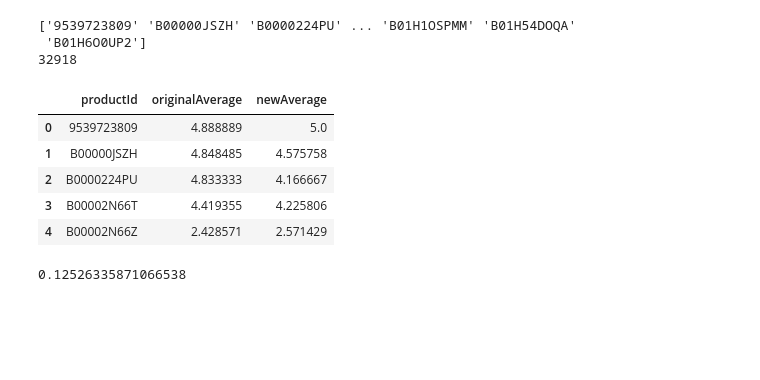
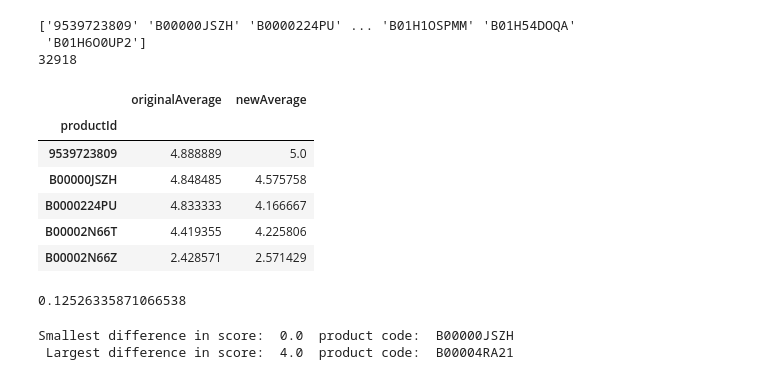
Before and after one commit to ESadik0908/Dissertation, a Jupyter notebook: Notebooks/Vader Sentiment Analysis Results.ipynb, the cells around one changed output. Drawn from its saved outputs; the diff is of its cells as text; code cells hidden in the pictures; blank space fills up the shorter version.

```diff
--- a/Notebooks/Vader Sentiment Analysis Results.ipynb
+++ b/Notebooks/Vader Sentiment Analysis Results.ipynb
@@ -233,17 +219,0 @@ for curItem in tqdm(productItems):
-# %%
-compareAverage.head()
-# %% [output]
-|  | productId | originalAverage | newAverage |
-| 0 | 9539723809 | 4.888889 | 5.0 |
-| 1 | B00000JSZH | 4.848485 | 4.575758 |
-| 2 | B0000224PU | 4.833333 | 4.166667 |
-| 3 | B00002N66T | 4.419355 | 4.225806 |
-| 4 | B00002N66Z | 2.428571 | 2.571429 |
-# %%
-averageDiff = 0
-for i in tqdm(range(len(compareAverage))):
-    averageDiff += compareAverage.iloc[i]['originalAverage'] - compareAverage.iloc[i]['newAverage']
-
-print(averageDiff/len(compareAverage))
-# %% [output]
-0.12526335871066538
@@ -249,0 +233,36 @@ print(averageDiff/len(compareAverage))
+# %%
+compareAverage.set_index("productId", inplace = True)
+compareAverage.head()
+# %% [output]
+|  | originalAverage | newAverage |
+| productId |  |  |
+| 9539723809 | 4.888889 | 5.0 |
+| B00000JSZH | 4.848485 | 4.575758 |
+| B0000224PU | 4.833333 | 4.166667 |
+| B00002N66T | 4.419355 | 4.225806 |
+| B00002N66Z | 2.428571 | 2.571429 |
+# %%
+averageDiff = 0
+for i in tqdm(range(len(compareAverage))):
+    averageDiff += compareAverage.iloc[i]['originalAverage'] - compareAverage.iloc[i]['newAverage']
+
+print(averageDiff/len(compareAverage))
+# %% [output]
+0.12526335871066538
+# %%
+largestDiff = [0 , 'nan']
+smallestDiff = [100 , 'nan']
+for i in tqdm(range(len(compareAverage))):
+    curDiff = abs(compareAverage.iloc[i]['originalAverage'] - compareAverage.iloc[i]['newAverage'])
+    if (curDiff > largestDiff[0]):
+        largestDiff[0] = curDiff
+        largestDiff[1] = df.iloc[i]['asin']
+    if (curDiff < smallestDiff[0]):
+        smallestDiff[0] = curDiff
+        smallestDiff[1] = df.iloc[i]['asin']
+
+print('Smallest difference in score: ', smallestDiff[0], ' product code: ', smallestDiff[1], '\n',
+     'Largest difference in score: ', largestDiff[0], ' product code: ', largestDiff[1])
+# %% [output]
+Smallest difference in score:  0.0  product code:  B00000JSZH
+ Largest difference in score:  4.0  product code:  B00004RA21
```
Also changed, not shown: parts of 4 cells of this notebook.
